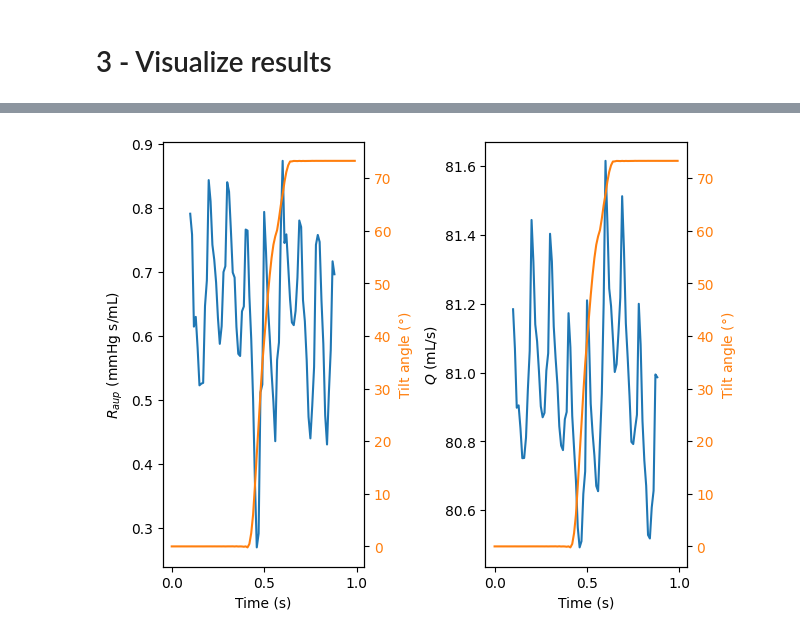
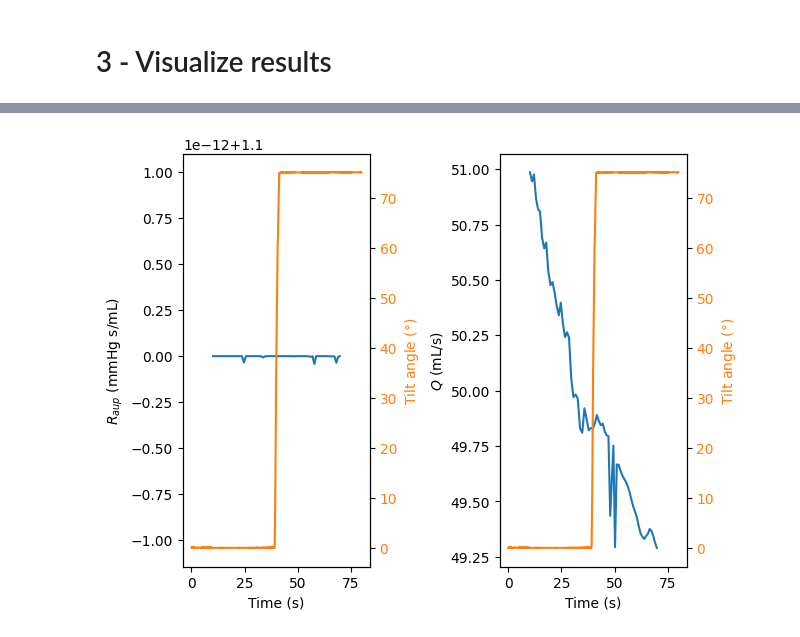
Before and after one commit to sabrinaliu/AA203-CV-OC, a Jupyter notebook: visualizeData.ipynb, the cells around one changed output, grey strips where cells are left out. Cells and saved outputs as stored; diff of their text form; code cells hidden in the pictures.

```diff
--- a/visualizeData.ipynb
+++ b/visualizeData.ipynb
@@ -65,0 +92,3 @@ plt.show()
+# %%
+RRs = computeRR(beatIdces, fs)
+plt.plot(RRs)
@@ -87,3 +119,5 @@ RCVals = (1.7, 0.26, 51, 4.3, 0.15, 7.1, 0.028)
 # u1_lb = 81
 # u1_ub = 99
 # x_init = np.zeros(4)
+# %%
+h = RRs
@@ -90,3 +128,3 @@ RCVals = (1.7, 0.26, 51, 4.3, 0.15, 7.1, 0.028)
 # %%
 Qd = computeCO(weight, height, sex)
-x0, x1, x2, x3, u0, u1 = solveNOC(bpDownsample, RCVals, Qd, h)
+x0, x1, x2, x3, u0, u1 = solveNOC(map, RCVals, Qd, h)
@@ -93,2 +146,35 @@ x0, x1, x2, x3, u0, u1 = solveNOC(bpDownsample, RCVals, Qd, h)
 # %% [markdown]
 # 3 - Visualize results
+# %%
+# PLOT STATES
+x = np.vstack((x0, x1, x2, x3)).T
+u = np.vstack((u0, u1)).T
+
+# x = np.zeros((bpDownsample.size + 1, 4))
+# u = np.zeros((bpDownsample.size, 2))
+
+f, axs = plt.subplots(2, 2, sharex = True, constrained_layout=True)
+timeStates = np.cumsum(h)
+
+axs[0,0].plot(timeStates[:-10], x[:-10,0])
+axs[0,0].set_ylabel('$p_{au}$ (mmHg)')
+
+axs[0,1].plot(timeStates[:-10], x[:-10,1])
+axs[0,1].set_ylabel('$p_{al}$ (mmHg)')
+
+axs[1,0].plot(timeStates, x[:,2])
+axs[1,0].set_ylabel('$p_{vu}$ (mmHg)')
+axs[1,0].set_xlabel('Time (s)')
+
+axs[1,1].plot(timeStates, x[:,3])
+axs[1,1].set_ylabel('$p_{vl}$ (mmHg)')
+axs[1,1].set_xlabel('Time (s)')
+
+for i in range(2):
+    for j in range(2):
+        axTiltAngle = axs[i,j].twinx()
+        axTiltAngle.plot(timeWindow-timeWindow[0], tiltAngle, color='tab:orange')
+        axTiltAngle.set_ylabel('Tilt angle ($\degree$)', color='tab:orange')
+        axTiltAngle.tick_params(axis='y', labelcolor='tab:orange')
+
+plt.show()
@@ -136,20 +221,20 @@ plt.show()
 # %%
 # PLOT CONTROLS
 
 f, axs = plt.subplots(1, 2, sharex=True, constrained_layout=True)
 
 axs[0].plot(timeStates[10:-11], u[10:-10,0])
 axs[0].set_ylabel('$R_{aup}$ (mmHg s/mL)')
 axs[0].set_xlabel('Time (s)')
 
 axs[1].plot(timeStates[10:-11], u[10:-10,1])
 axs[1].set_ylabel('$Q$ (mL/s)')
 axs[1].set_xlabel('Time (s)')
 
 for i in range(2):
     axTiltAngle = axs[i].twinx()
-    axTiltAngle.plot(timeStates, tiltAngleDownsample, color='tab:orange')
+    axTiltAngle.plot(timeWindow-timeWindow[0], tiltAngle, color='tab:orange')
     axTiltAngle.set_ylabel('Tilt angle ($\degree$)', color='tab:orange')
     axTiltAngle.tick_params(axis='y', labelcolor='tab:orange')
 # %% [output]
-[figure, old version]
+[figure, new version]
```
Also changed, not shown: parts of 9 cells of this notebook, 2 other files.
